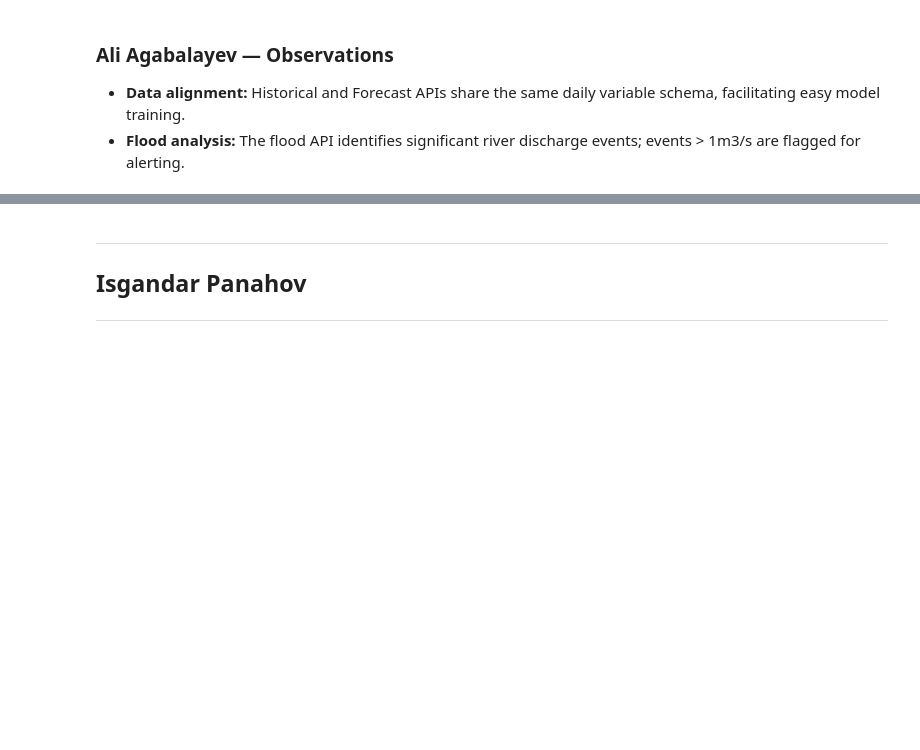
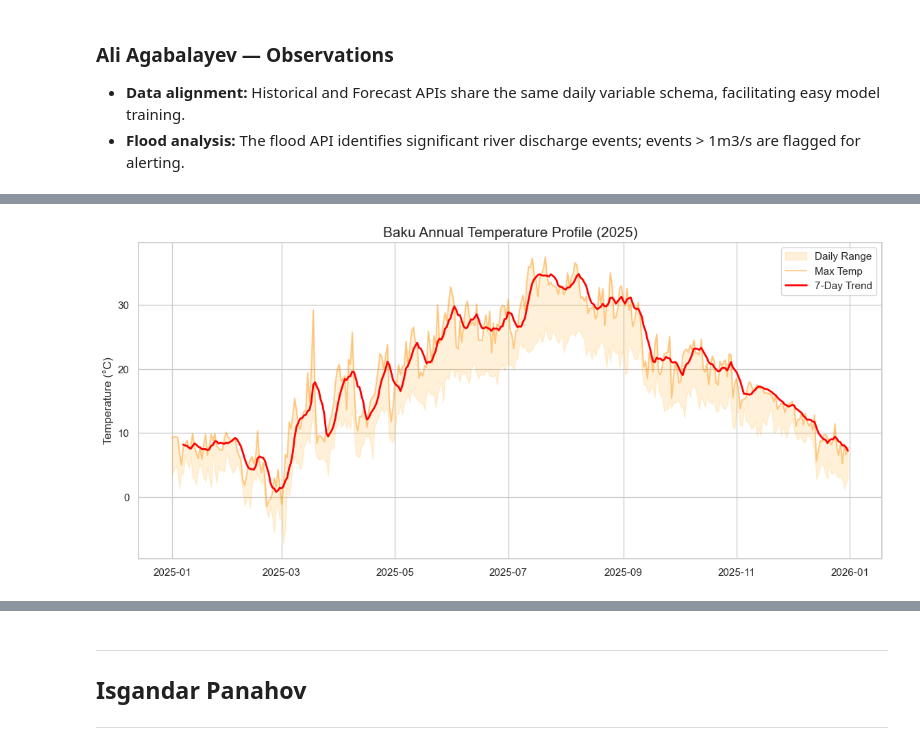
Before and after one commit to AliAgabalayev/Baku-Sentinel-Advanced-Flash-Flood-Forecasting-System, a Jupyter notebook: notebooks/day_01_exploration.ipynb, the cells around one changed output, grey strips where cells are left out. Cells and saved outputs as stored; diff of their text form; code cells hidden in the pictures; blank space fills up the shorter version.

Commit message:
implement weather analysis with flood risk alerts and forecast charts

```diff
--- a/notebooks/day_01_exploration.ipynb
+++ b/notebooks/day_01_exploration.ipynb
@@ -130 +135,25 @@ flood_days_above_limit
 ---
+# %%
+import requests
+import pandas as pd
+import matplotlib.pyplot as plt
+import seaborn as sns
+from src.config import FEATURES, HISTORICAL_URL, FORECAST_URL, FLOOD_URL, BAKU_ZONES
+
+# Setting the visual style
+sns.set_theme(style="whitegrid")
+plt.rcParams['figure.dpi'] = 100
+
+# Configuration
+zone = BAKU_ZONES[0]
+CITY_NAME = zone.get("name", "Baku")
+
+# Base parameters with explicit units
+params_base = {
+    "latitude": zone["latitude"],
+    "longitude": zone["longitude"],
+    "daily": ",".join(FEATURES),
+    "timezone": "auto",
+    "wind_speed_unit": "kmh",
+    "precipitation_unit": "mm"
+}
@@ -130,0 +197,20 @@ flood_days_above_limit
+# %%
+if not df_hist.empty:
+    plt.figure(figsize=(14, 6))
+
+    # Shade between min and max
+    plt.fill_between(df_hist['time'], df_hist['temperature_2m_min'],
+                     df_hist['temperature_2m_max'], color='orange', alpha=0.15, label='Daily Range')
+
+    # Smoothing line
+    df_hist['temp_smooth'] = df_hist['temperature_2m_max'].rolling(window=7).mean()
+
+    plt.plot(df_hist['time'], df_hist['temperature_2m_max'], color='darkorange', alpha=0.4, label='Max Temp')
+    plt.plot(df_hist['time'], df_hist['temp_smooth'], color='red', linewidth=2, label='7-Day Trend')
+
+    plt.title(f'Baku Annual Temperature Profile (2025)', fontsize=15)
+    plt.ylabel('Temperature (°C)')
+    plt.legend()
+    plt.show()
+# %% [output]
+[figure, added]
```
Also changed, not shown: parts of 10 cells of this notebook.
